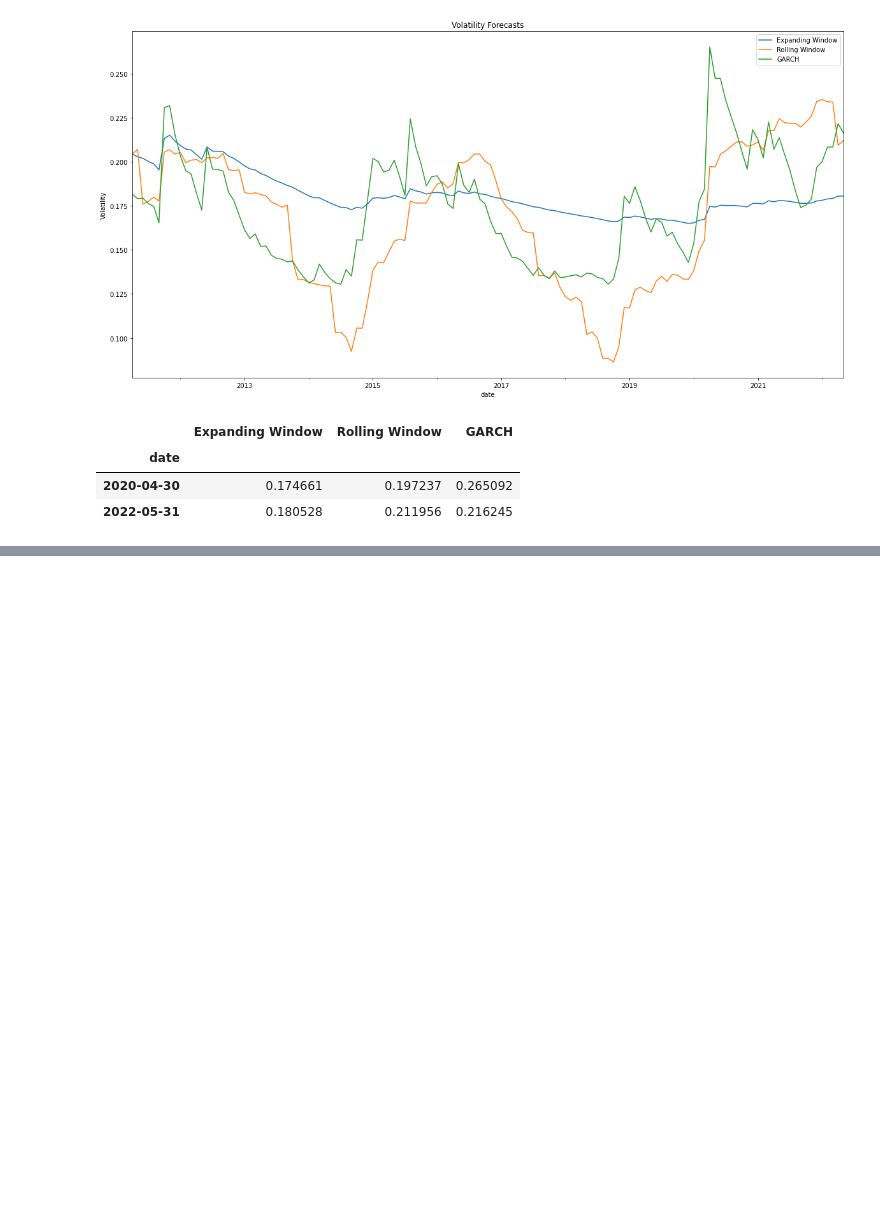
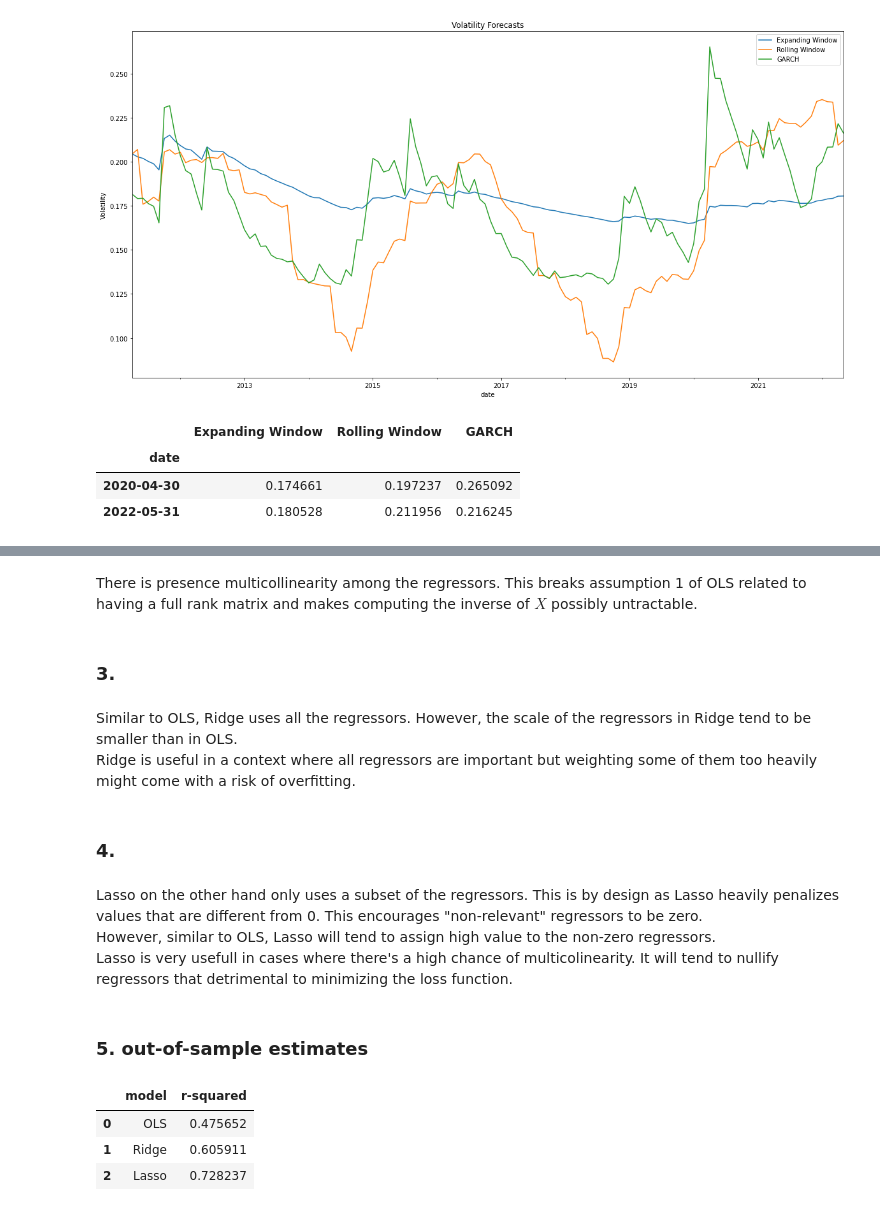
Before and after one commit to ebdaniel/drw-dataanalysis-2022, a Jupyter notebook: exam.ipynb, the cells around one changed output, grey strips where cells are left out. Cells and saved outputs as stored; diff of their text form; code cells hidden in the pictures; blank space fills up the shorter version.

```diff
--- a/exam.ipynb
+++ b/exam.ipynb
@@ -236,0 +278,26 @@ vol.head()
+# %% [markdown]
+There is presence multicollinearity among the regressors. This breaks assumption 1 of OLS related to having a full rank matrix and makes computing the inverse of $X$ possibly untractable.
+# %% [markdown]
+### 3.
+# %% [markdown]
+Similar to OLS, Ridge uses all the regressors. However, the scale of the regressors in Ridge tend to be smaller than in OLS.\
+Ridge is useful in a context where all regressors are important but weighting some of them too heavily might come with a risk of overfitting.
+# %% [markdown]
+### 4.
+# %% [markdown]
+Lasso on the other hand only uses a subset of the regressors. This is by design as Lasso heavily penalizes values that are different from 0. This encourages "non-relevant" regressors to be zero.\
+However, similar to OLS, Lasso will tend to assign high value to the non-zero regressors.\
+Lasso is very usefull in cases where there's a high chance of multicolinearity. It will tend to nullify regressors that detrimental to minimizing the loss function.
+# %% [markdown]
+### 5. out-of-sample estimates
+# %%
+scores_df =pd.DataFrame({'model': ['OLS', 'Ridge', 'Lasso'],
+                         'r-squared':[model_ols.score(X_test, y_test),
+                                      model_ridge.score(X_test, y_test),
+                                      model_lasso.score(X_test, y_test)]})
+display(scores_df)
+# %% [output]
+|  | model | r-squared |
+| 0 | OLS | 0.475652 |
+| 1 | Ridge | 0.605911 |
+| 2 | Lasso | 0.728237 |
```
Also changed, not shown: parts of 8 cells of this notebook.
